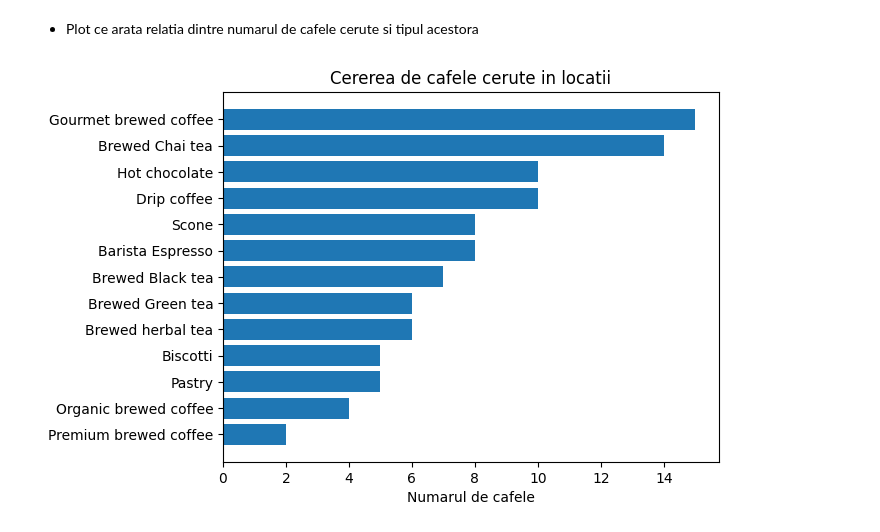
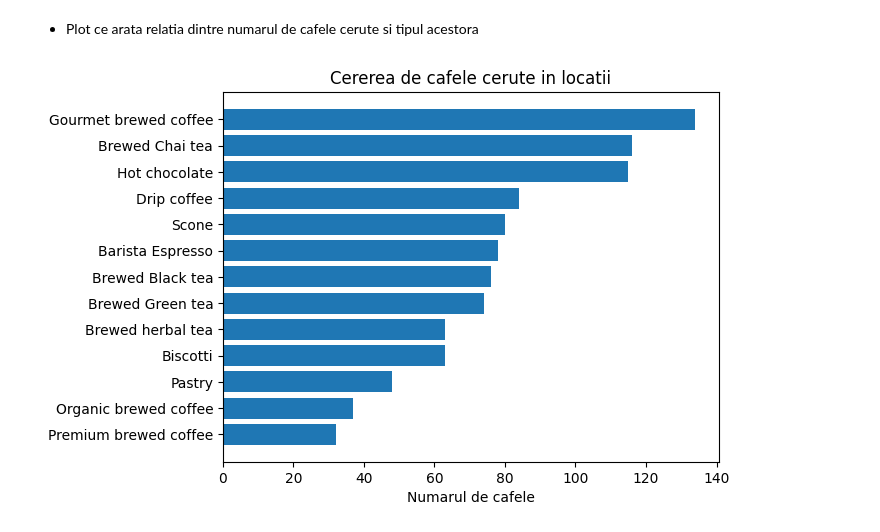
Before and after one commit to Danix43/Proiect-Python, a Jupyter notebook: Proiect-Python.ipynb, the cells around one changed output. Drawn from its saved outputs; the diff is of its cells as text; code cells hidden in the pictures.

Commit message:
Added more plots

```diff
--- a/Proiect-Python.ipynb
+++ b/Proiect-Python.ipynb
@@ -23,0 +43,10 @@ dataset.describe()
+# %%
+
+# subsampling the data set
+dataset = dataset.loc[0:5000]
+
+# removing useless columns
+dataset = dataset.drop(["transaction_id", "store_id", "product_id"], axis=1)
+
+dataset.info()
+dataset.describe()
@@ -26,21 +82,17 @@ dataset.describe()
 # %%
 fig, ax = plot.subplots()
 
-bar_labels = ["Numar de cafele"]
-bar_colors = ["tab:red", "tab:pink"]
-
-count = 100
+count = 1000
 
 coffee_types = dataset["product_type"].head(count).unique()
-
-coffe_counts = dataset["product_type"].head(count).value_counts().values
+coffe_counts = dataset["product_type"].head(count).value_counts()
 
 ax.barh(coffee_types, coffe_counts)
 ax.invert_yaxis()
 
 ax.set_xlabel("Numarul de cafele")
 ax.set_title("Cererea de cafele cerute in locatii")
 
 plot.show()
 # %% [output]
-[figure, old version]
+[figure, new version]
```
Also changed, not shown: parts of 6 cells of this notebook.
